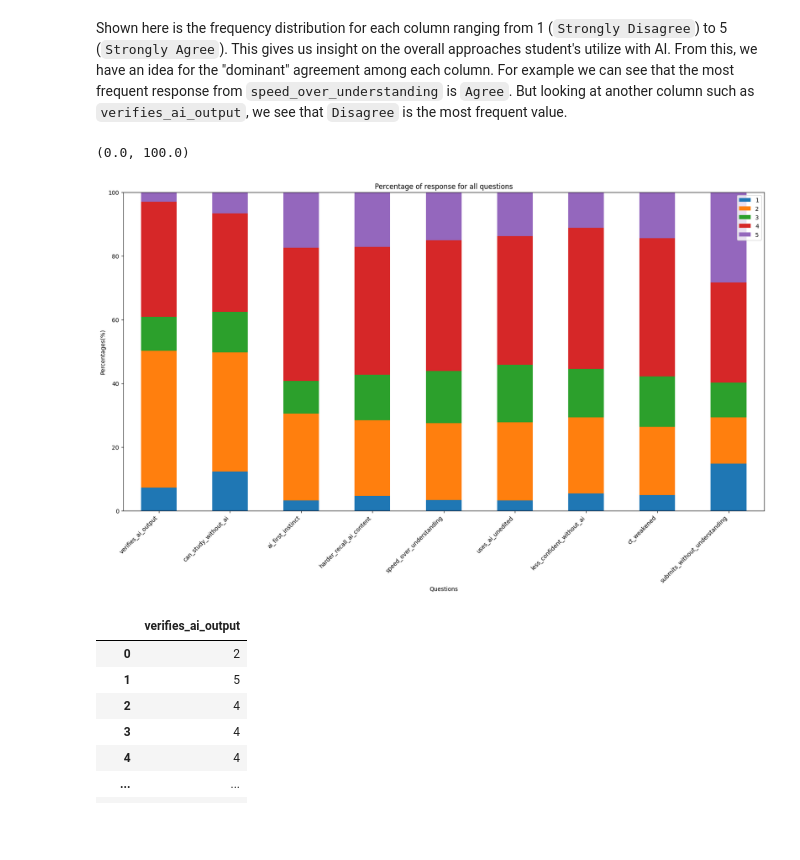
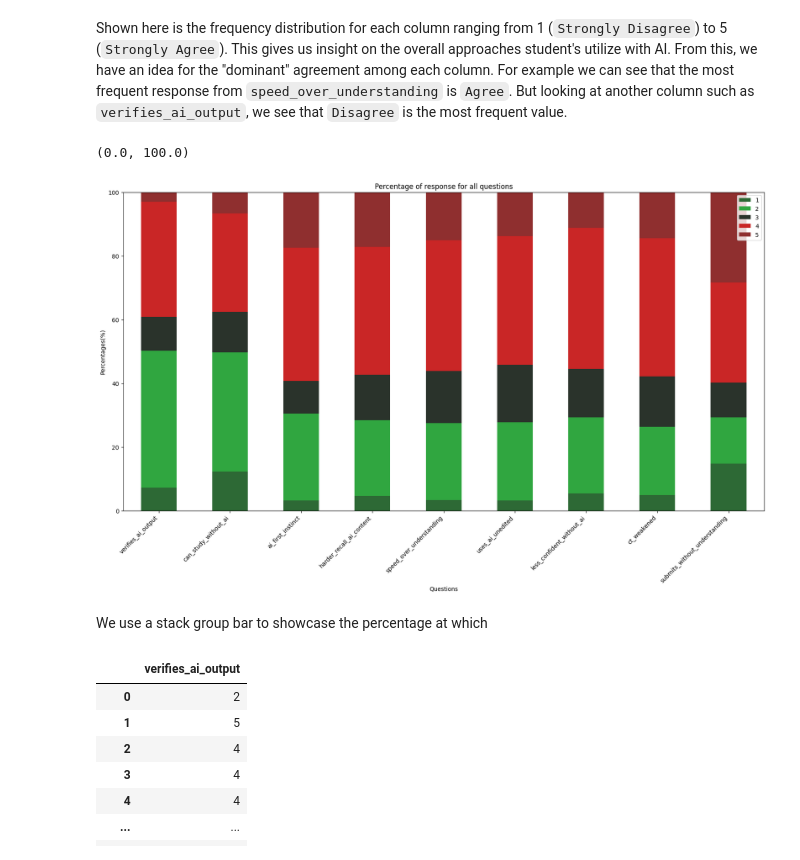
Before and after one commit to Henry6833/Henry6833.github.io, a Jupyter notebook: Milestone1.ipynb, the cells around one changed output. Cells and saved outputs as stored; diff of their text form; code cells hidden in the pictures; blank space fills up the shorter version.

Commit message:
Added some better visualization for my graph

```diff
--- a/Milestone1.ipynb
+++ b/Milestone1.ipynb
@@ -286,8 +286,8 @@ np.float64(-0.6158838886562242)
 # %% [markdown]
 This answers one our questions about the correlation between the frequency people use AI and how they depend on it when studying. Our ~-.615 result shows a negative correlation between these two variables. This suggests student's who have higher AI usage tend to have a lower score in being able to study without AI. From this result, we gain some persepctive on how student's depend on AI for engagement with learning.
 # %%
-ordinal_data = dependency_survey.columns.get_loc("verifies_ai_output")
-summary_table = dependency_survey.iloc[:, ordinal_data:].apply(lambda col: col.value_counts())
+ordinal_data = dependency_survey.loc[:,"verifies_ai_output":"submits_without_understanding"].columns
+summary_table = dependency_survey[ordinal_data].apply(lambda col: col.value_counts())
 display(summary_table)
 # %% [output]
 |  | verifies_ai_output | can_study_without_ai | ai_first_instinct | harder_recall_ai_content | ... |
@@ -299,17 +299,18 @@ display(summary_table)
 # %% [markdown]
 Shown here is the frequency distribution for each column ranging from 1 (`Strongly Disagree`) to 5 (`Strongly Agree`). This gives us insight on the overall approaches student's utilize with AI. From this, we have an idea for the "dominant" agreement among each column. For example we can see that the most frequent response from `speed_over_understanding` is `Agree`. But looking at another column such as `verifies_ai_output`, we see that `Disagree` is the most frequent value.
 # %%
-ordinal_data = dependency_survey.columns.get_loc("verifies_ai_output")
-percent_summary = dependency_survey.iloc[:,ordinal_data:].apply(lambda col:col.value_counts(normalize=True)*100)
-percent_summary.T.plot(kind="bar",stacked=True,figsize=(20,10))
+percent_summary = dependency_survey[ordinal_data].apply(lambda col:col.value_counts(normalize=True)*100)
+percent_summary.T.plot(kind="bar",stacked=True,figsize=(20,10),color=["#2d6935","#30a640","#2a332b","#c92626","#8f2f2f"])
 plt.title("Percentage of response for all questions")
 plt.xlabel("Questions")
 plt.ylabel("Percentages(%)")
 plt.xticks(rotation=45,ha="right")
 plt.ylim(0, 100)
 # %% [output]
 (0.0, 100.0)
-[figure, old version]
+[figure, new version]
+# %% [markdown]
+We use a stack group bar to showcase the percentage at which
 # %%
 dependency_survey.verifies_ai_output
 # %% [output]
```
